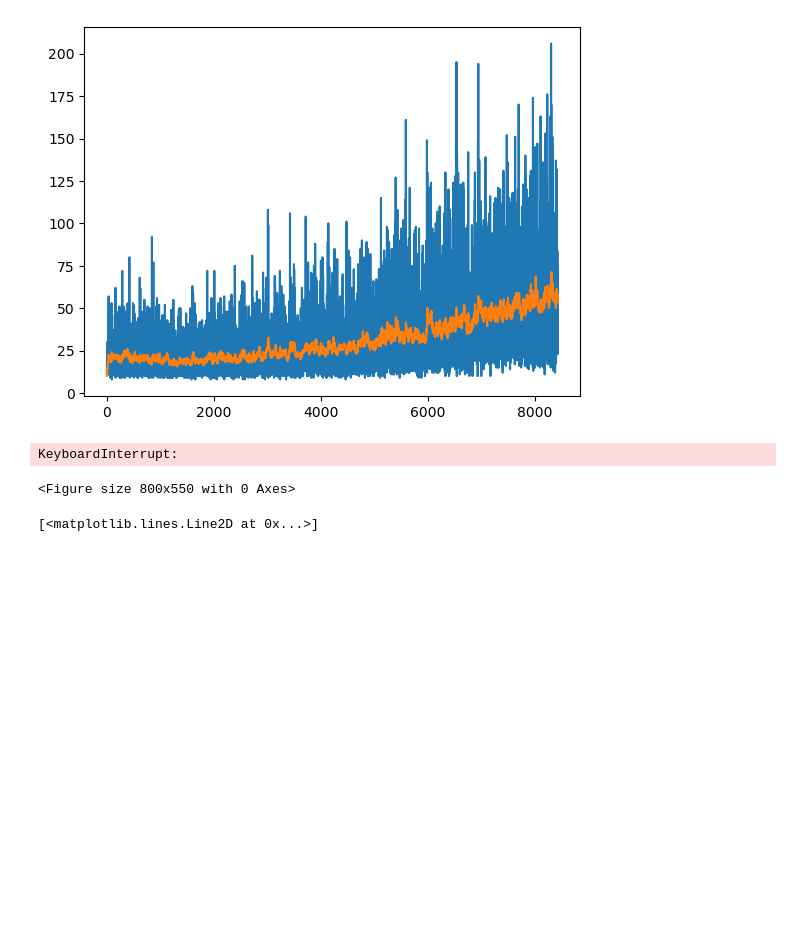
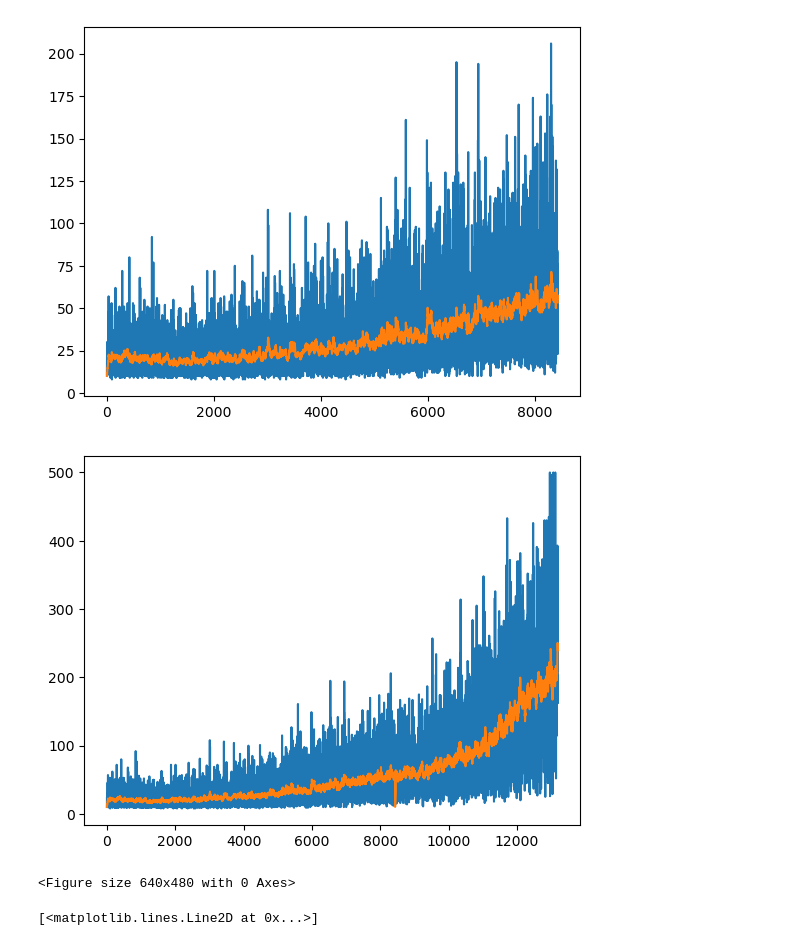
Before and after one commit to ninadkale98/Q-Actor-Critic-, a Jupyter notebook: cartpole/cartpole_QAC_final_attempt.ipynb, the cells around one changed output. Drawn from its saved outputs; the diff is of its cells as text; code cells hidden in the pictures; blank space fills up the shorter version.

Commit message:
cartpole working

```diff
--- a/cartpole/cartpole_QAC_final_attempt.ipynb
+++ b/cartpole/cartpole_QAC_final_attempt.ipynb
@@ -76,3 +76,25 @@ Actor_lr = 0.0001
 Actor_optim = optim.SGD(Actor.parameters(), lr = Actor_lr)
 Qsa_lr = 0.0001
 Critic_optim = optim.SGD(Critic.parameters(), lr = Qsa_lr)
+# %%
+def save_everything():
+
+    PATH = "cartpole_Actor_QAC.pth"
+    torch.save(Actor.state_dict(), PATH)
+
+    weights = Actor.state_dict()
+    with open('cartpole_Actor_QAC.pkl', 'wb') as f:
+        pickle.dump(weights, f)
+
+    PATH = "cartpole_Critic_QAC.pth"
+    torch.save(Critic.state_dict(), PATH)
+
+    weights = Critic.state_dict()
+    with open('cartpole_Critic_QAC.pkl', 'wb') as f:
+        pickle.dump(weights, f)
+
+    with open('cartpole_reward_epi_QAC.pkl', 'wb') as f:
+        pickle.dump(reward_epi, f)
+
+    with open('cartpole_avg_reward_QAC.pkl', 'wb') as f:
+        pickle.dump(avg_reward, f)
@@ -102,7 +126,7 @@ gamma = 0.99
 # %%
 #reward_epi = []
 #avg_reward = []
-running_reward = 10
+running_reward = 65
 for cnt in count():
     obs, info = env.reset()
     terminated, truncated = False, False
@@ -132,35 +156,41 @@ for cnt in count():
         Critic_loss = torch.square(expected - Qsa)
 
         Critic_optim.zero_grad()
         Critic_loss.backward()
         Critic_optim.step()
 
         Actor_optim.zero_grad()
         Actor_loss.backward()
         Actor_optim.step()
 
 
 
         obs = obs_next
         ep_reward += reward
 
         if truncated or terminated:
             reward_epi.append(ep_reward)
             break
 
     running_reward = 0.05 * ep_reward + (1-0.05) * running_reward
     avg_reward.append(running_reward)
 
     if (cnt+1)% 10 == 0:
         plt.plot(reward_epi)
         plt.plot(avg_reward)
         plt.pause(0.001)
 
         display.display(plt.gcf())
         display.clear_output(wait=True)
+
+    if (cnt+1)%100 == 0:
+        save_everything()
+
+    if running_reward > 450:
+        break
 # %% [output]
+[figure, added]
-KeyboardInterrupt:
+<Figure size 640x480 with 0 Axes>
-<Figure size 800x550 with 0 Axes>
 # %%
 plt.plot(reward_epi, label = 'rew/epi')
 plt.plot(avg_reward, label = 'avg_rew')
```
Also changed, not shown: parts of 1 cell of this notebook, 6 other files.
